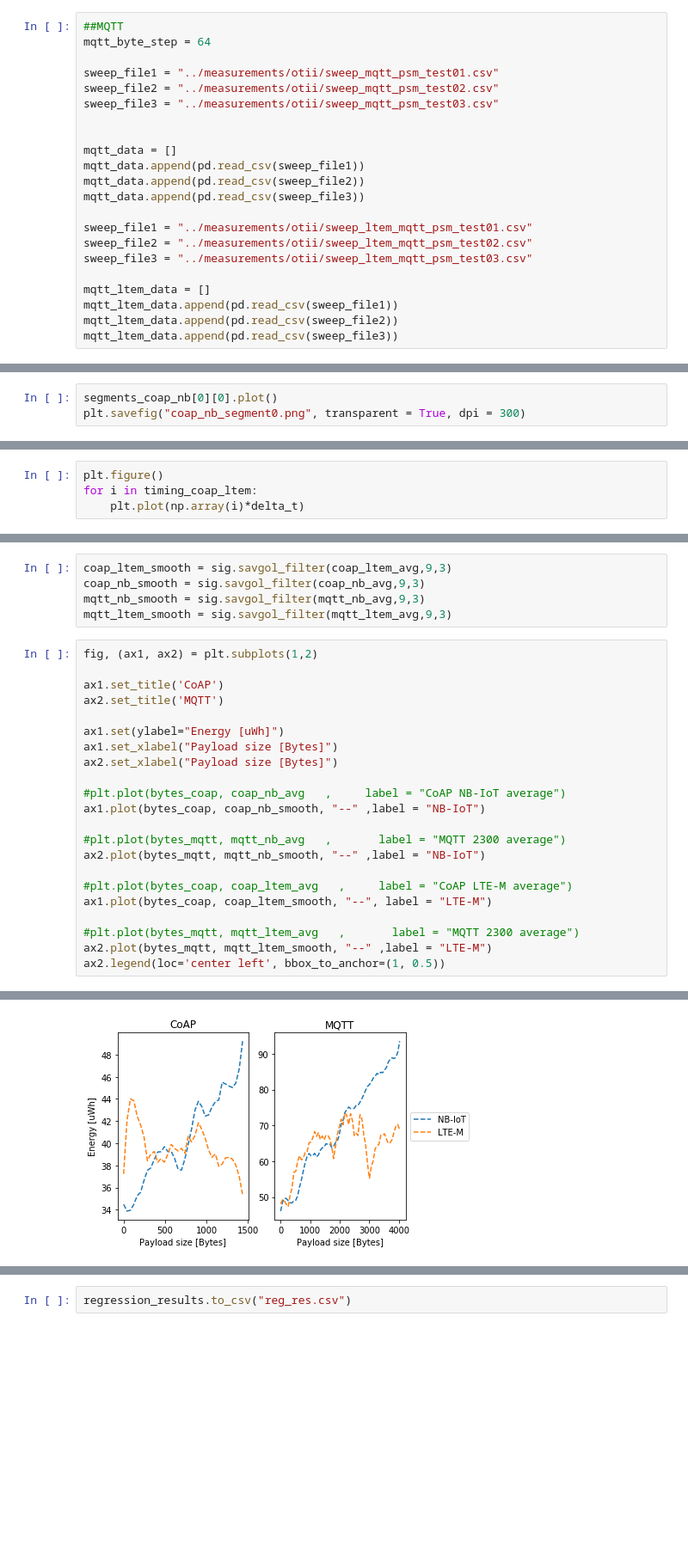
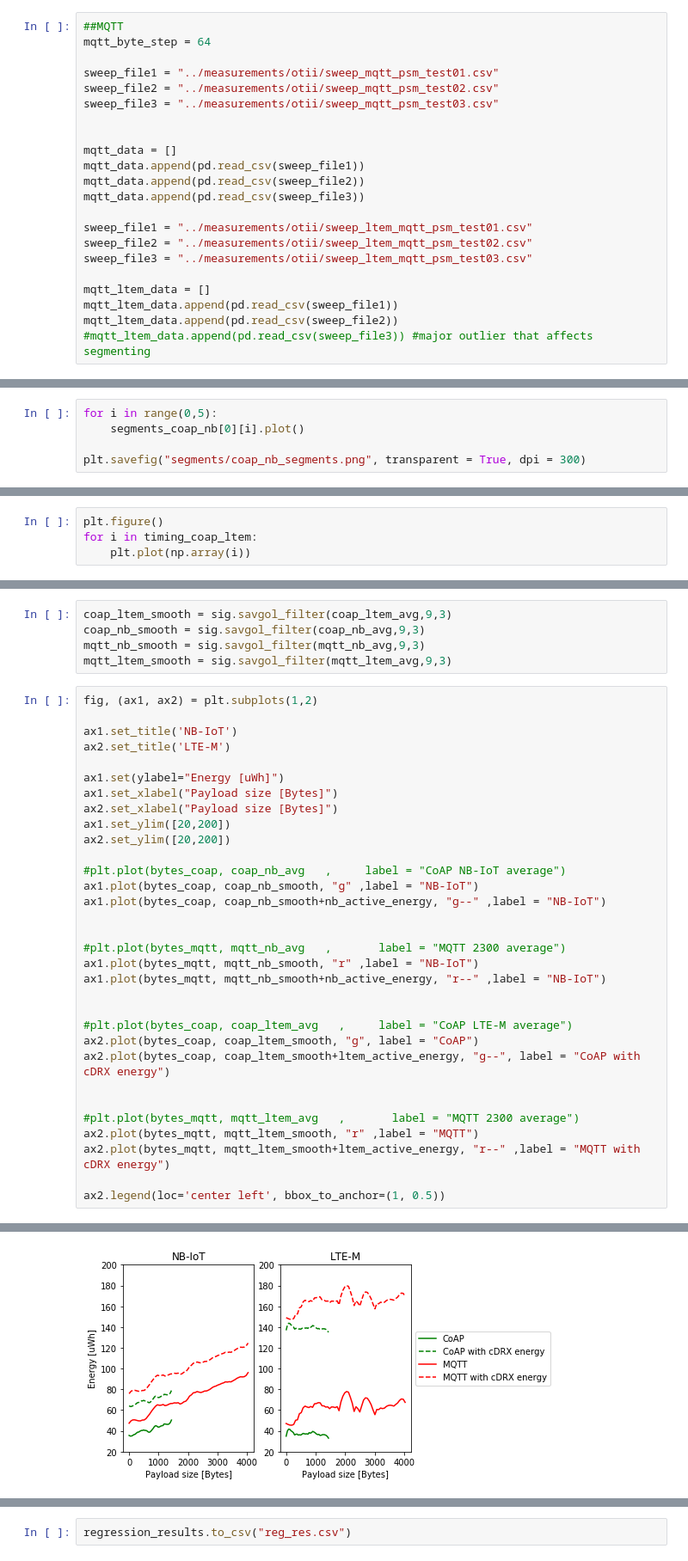
Before and after one commit to crfosse/dt_data, a Jupyter notebook: processing_sweep_psm.ipynb, the cells around one changed output, grey strips where cells are left out. Shown at 86% size. Saved outputs shown, nothing was run; the diff lists cells and outputs as text; blank space fills up the shorter version.

Commit message:
Plotting and plotting

```diff
--- a/processing_sweep_psm.ipynb
+++ b/processing_sweep_psm.ipynb
@@ -79,7 +81,7 @@ sweep_file3 = "../measurements/otii/sweep_ltem_mqtt_psm_test03.csv"
 mqtt_ltem_data = []
 mqtt_ltem_data.append(pd.read_csv(sweep_file1))
 mqtt_ltem_data.append(pd.read_csv(sweep_file2))
-mqtt_ltem_data.append(pd.read_csv(sweep_file3))
+#mqtt_ltem_data.append(pd.read_csv(sweep_file3)) #major outlier that affects segmenting
 # %%
 coap_nb_energy = []
 coap_nb_current = []
@@ -167,4 +130,6 @@ Batch: 2
 # %%
-segments_coap_nb[0][0].plot()
-plt.savefig("coap_nb_segment0.png", transparent = True, dpi = 300)
+for i in range(0,5):
+    segments_coap_nb[0][i].plot()
+
+plt.savefig("segments/coap_nb_segments.png", transparent = True, dpi = 300)
 # %% [output]
@@ -283,5 +206,5 @@ Batch: 3
 # %%
 plt.figure()
 for i in timing_coap_ltem:
-    plt.plot(np.array(i)*delta_t)
+    plt.plot(np.array(i))
 # %% [output]
@@ -538,26 +407,36 @@ mqtt_ltem_smooth = sig.savgol_filter(mqtt_ltem_avg,9,3)
 # %%
 fig, (ax1, ax2) = plt.subplots(1,2)
 
-ax1.set_title('CoAP')
-ax2.set_title('MQTT')
+ax1.set_title('NB-IoT')
+ax2.set_title('LTE-M')
 
 ax1.set(ylabel="Energy [uWh]")
 ax1.set_xlabel("Payload size [Bytes]")
 ax2.set_xlabel("Payload size [Bytes]")
+ax1.set_ylim([20,200])
+ax2.set_ylim([20,200])
 
 #plt.plot(bytes_coap, coap_nb_avg   ,     label = "CoAP NB-IoT average")
-ax1.plot(bytes_coap, coap_nb_smooth, "--" ,label = "NB-IoT")
+ax1.plot(bytes_coap, coap_nb_smooth, "g" ,label = "NB-IoT")
+ax1.plot(bytes_coap, coap_nb_smooth+nb_active_energy, "g--" ,label = "NB-IoT")
+
 
 #plt.plot(bytes_mqtt, mqtt_nb_avg   ,       label = "MQTT 2300 average")
-ax2.plot(bytes_mqtt, mqtt_nb_smooth, "--" ,label = "NB-IoT")
+ax1.plot(bytes_mqtt, mqtt_nb_smooth, "r" ,label = "NB-IoT")
+ax1.plot(bytes_mqtt, mqtt_nb_smooth+nb_active_energy, "r--" ,label = "NB-IoT")
+
 
 #plt.plot(bytes_coap, coap_ltem_avg   ,     label = "CoAP LTE-M average")
-ax1.plot(bytes_coap, coap_ltem_smooth, "--", label = "LTE-M")
+ax2.plot(bytes_coap, coap_ltem_smooth, "g", label = "CoAP")
+ax2.plot(bytes_coap, coap_ltem_smooth+ltem_active_energy, "g--", label = "CoAP with cDRX energy")
+
 
 #plt.plot(bytes_mqtt, mqtt_ltem_avg   ,       label = "MQTT 2300 average")
-ax2.plot(bytes_mqtt, mqtt_ltem_smooth, "--" ,label = "LTE-M")
+ax2.plot(bytes_mqtt, mqtt_ltem_smooth, "r" ,label = "MQTT")
+ax2.plot(bytes_mqtt, mqtt_ltem_smooth+ltem_active_energy, "r--" ,label = "MQTT with cDRX energy")
+
 ax2.legend(loc='center left', bbox_to_anchor=(1, 0.5))
 # %% [output]
 <matplotlib.legend.Legend at 0x...>
-[figure, old version]
+[figure, new version]
 # %%
```
Also changed, not shown: parts of 36 cells of this notebook, 15 other files.
